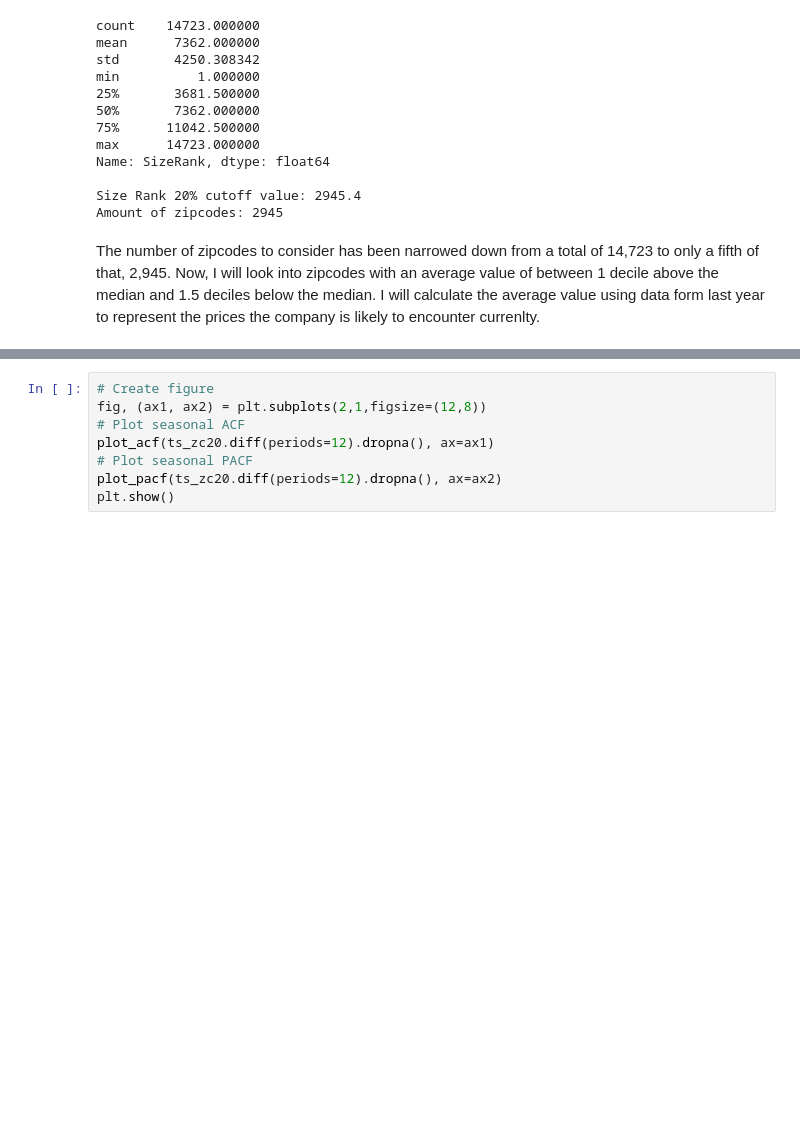
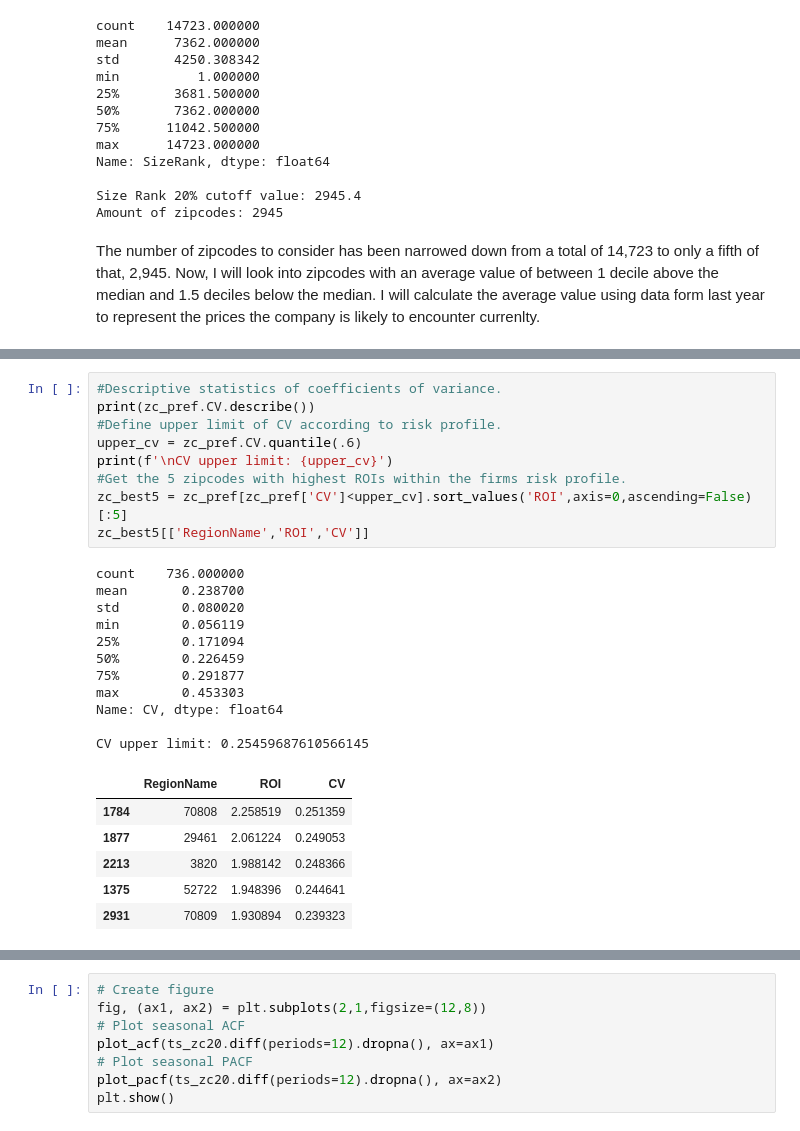
Before and after one commit to feraguilari/dsc-mod-4-project-online-ds-pt-021119, a Jupyter notebook: student.ipynb, the cells around one changed output, grey strips where cells are left out. Saved outputs shown, nothing was run; the diff lists cells and outputs as text; blank space fills up the shorter version.

```diff
--- a/student.ipynb
+++ b/student.ipynb
@@ -131,0 +150,27 @@ The number of zipcodes to consider is now 736. This takes into account hte urban
+# %%
+#Descriptive statistics of coefficients of variance.
+print(zc_pref.CV.describe())
+#Define upper limit of CV according to risk profile.
+upper_cv = zc_pref.CV.quantile(.6)
+print(f'\nCV upper limit: {upper_cv}')
+#Get the 5 zipcodes with highest ROIs within the firms risk profile.
+zc_best5 = zc_pref[zc_pref['CV']<upper_cv].sort_values('ROI',axis=0,ascending=False)[:5]
+zc_best5[['RegionName','ROI','CV']]
+# %% [output]
+count    736.000000
+mean       0.238700
+std        0.080020
+min        0.056119
+25%        0.171094
+50%        0.226459
+75%        0.291877
+max        0.453303
+Name: CV, dtype: float64
+
+CV upper limit: 0.25459687610566145
+|  | RegionName | ROI | CV |
+| 1784 | 70808 | 2.258519 | 0.251359 |
+| 1877 | 29461 | 2.061224 | 0.249053 |
+| 2213 | 3820 | 1.988142 | 0.248366 |
+| 1375 | 52722 | 1.948396 | 0.244641 |
+| 2931 | 70809 | 1.930894 | 0.239323 |
```
Also changed, not shown: parts of 19 cells of this notebook.
